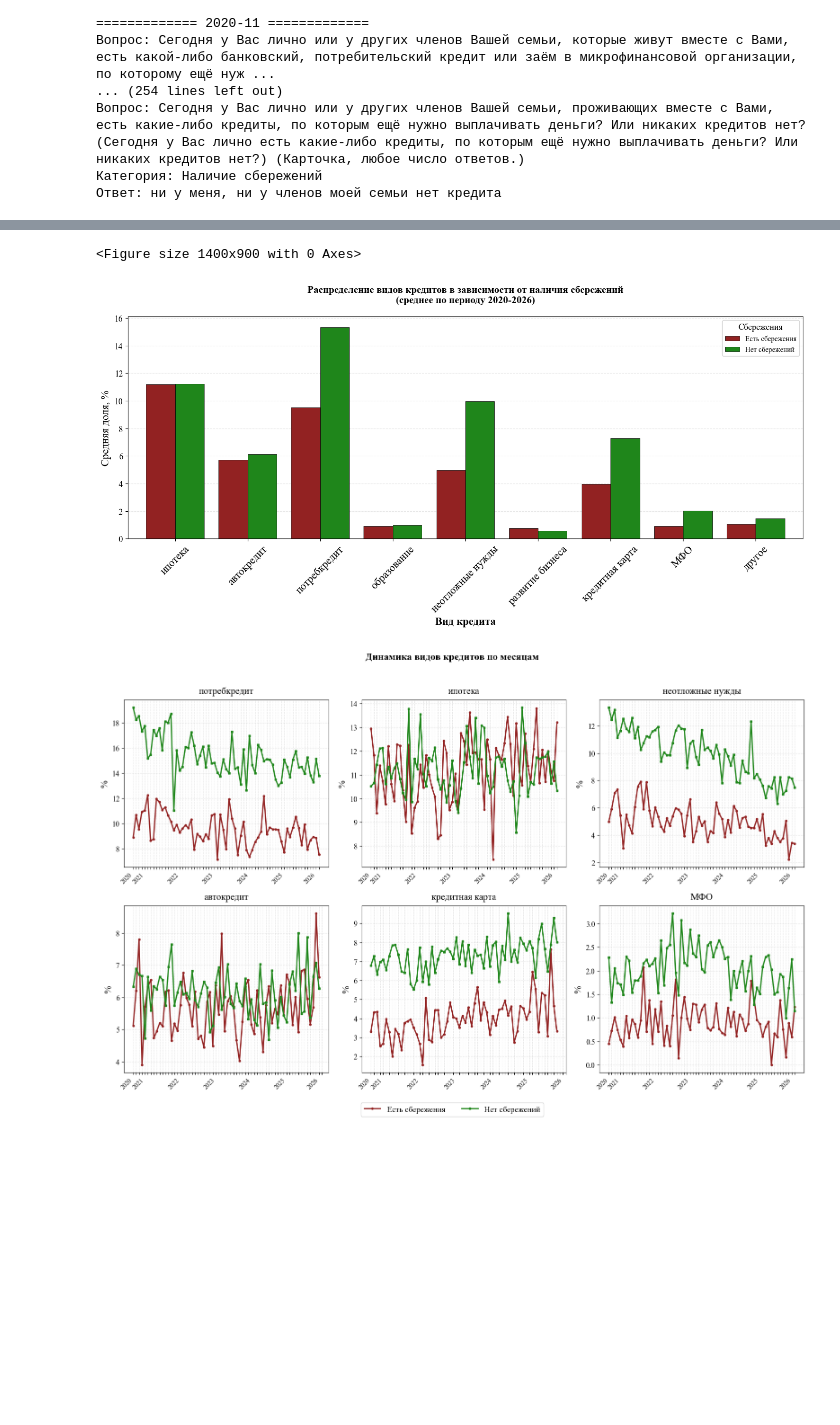
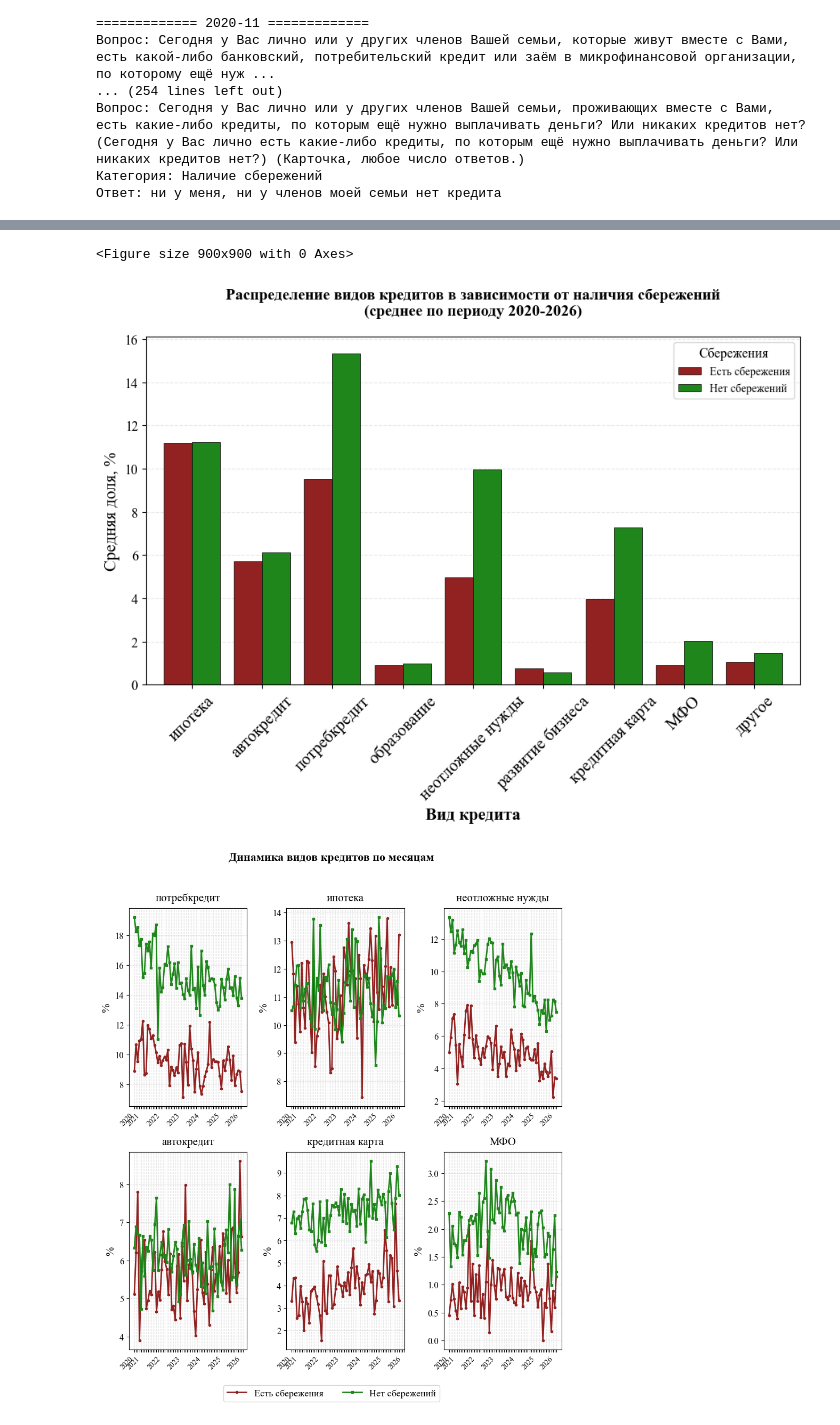
Before and after one commit to vasyanvasyan-r/VAR_by_KK, a Jupyter notebook: pi_e_data.ipynb, the cells around one changed output, grey strips where cells are left out. Saved outputs shown, nothing was run; the diff lists cells and outputs as text; code cells hidden in the pictures; blank space fills up the shorter version.

```diff
--- a/pi_e_data.ipynb
+++ b/pi_e_data.ipynb
@@ -144,7 +71,7 @@ import matplotlib.pyplot as plt
 from matplotlib.patches import Patch
 
 # =====================================================
-# 🔤 УСТАНОВКА ШРИФТА TIMES NEW ROMAN
+#  УСТАНОВКА ШРИФТА TIMES NEW ROMAN
 # =====================================================
 plt.rcParams['font.family'] = 'Times New Roman'
 plt.rcParams['font.size'] = 12
@@ -154,15 +81,15 @@ plt.rcParams['font.sans-serif'] = ['Times New Roman', 'DejaVu Sans', 'Arial Unic
 plt.rcParams['axes.unicode_minus'] = False  # Чтобы корректно отображались минусы
 
 # =====================================================
-# 🎨 ЦВЕТА
+#  ЦВЕТА
 # =====================================================
 nonhtm_color = "#922222"  # бордовый - есть сбережения
 htm_color = "#1f861b"     # зелёный - нет сбережений
 
 # =====================================================
-# 📊 ГРАФИК 1: Группированная столбчатая диаграмма
+#  Группированная столбчатая диаграмма
 # =====================================================
-plt.figure(figsize=(14, 9))
+plt.figure(figsize=(9, 9))
 
 df = sd_df_c.copy(deep=True).set_axis(['ипотека', 'автокредит', 'потребкредит', 'образование',
                                     'неотложные нужды', 'развитие бизнеса', 'кредитная карта', 'МФО', 'другое', 'нет кредита', 'затрудняюсь ответить'], axis = 0)
@@ -170,7 +97,7 @@ df_agg = df.T.groupby(level='Сбережения').mean()
 credit_cols = [col for col in df_agg.columns if col not in ['нет кредита', 'затрудняюсь ответить']]
 df_agg = df_agg[credit_cols].T
 
-ax = df_agg.plot(kind='bar', width=0.8, figsize=(14, 7),
+ax = df_agg.plot(kind='bar', width=0.8, figsize=(9, 7),
                  color=[nonhtm_color, htm_color],
                  edgecolor='black', linewidth=0.5)
 
@@ -184,11 +111,11 @@ ax.grid(axis='y', linestyle='--', alpha=0.3)
 ax.set_axisbelow(True)
 
 plt.tight_layout()
-plt.savefig('grouped_bars.png', dpi=300, bbox_inches='tight')
+plt.savefig('data/pie_plots/grouped_bars.png', dpi=300, bbox_inches='tight')
 plt.show()
 
 # =====================================================
-# 📈 ГРАФИК 2: Динамика по месяцам (линейные графики)
+#  Динамика по месяцам (линейные графики)
 # =====================================================
 df = df.T.copy()
 top_credits = df[credit_cols].mean().nlargest(6).index.tolist()
@@ -209,7 +136,7 @@ def create_year_labels(months):
 
 xsticks_labels = create_year_labels(months)
 
-fig, axes = plt.subplots(2, 3, figsize=(16, 10))
+fig, axes = plt.subplots(2, 3, figsize=(9, 10))
 axes = axes.flatten()
 
 handles, labels = None, None
@@ -243,43 +170,43 @@ fig.legend(handles=handles, labels=labels,
 
 plt.suptitle('Динамика видов кредитов по месяцам', fontsize=16, fontweight='bold', y=1.02)
 plt.tight_layout(rect=[0, 0.03, 1, 1])
-plt.savefig('dynamics_top6.png', dpi=300, bbox_inches='tight')
+plt.savefig('data/pie_plots/dynamics_top6.png', dpi=300, bbox_inches='tight')
 plt.show()
 
 # =====================================================
-# 🎁 БОНУС: Сравнение разницы "есть - нет сбережений"
+#  Сравнение разницы "есть - нет сбережений"
 # =====================================================
 diff = df_agg['есть'] - df_agg['нет']
 
-plt.figure(figsize=(12, 6))
+plt.figure(figsize=(9, 6))
 colors = [htm_color if x > 0 else nonhtm_color for x in diff.values]
 bars = plt.barh(diff.index, diff.values, color=colors, edgecolor='black', linewidth=0.5)
 
 plt.axvline(0, color='gray', linestyle='--', linewidth=1)
 plt.xlabel('Разница в долях (п.п.): "Есть сбережения" − "Нет сбережений"', fontsize=11)
 plt.title('Насколько наличие сбережений связано с разными видами кредитов',
           fontsize=13, fontweight='bold', pad=20)
 plt.grid(axis='x', linestyle='--', alpha=0.3)
 plt.gca().invert_yaxis()
 
 for bar in bars:
     width = bar.get_width()
     offset = 0.1 if width > 0 else -0.1
     ha = 'left' if width > 0 else 'right'
     plt.text(width + offset, bar.get_y() + bar.get_height()/2,
              f'{width:+.1f}', ha=ha, va='center', fontsize=9)
 
 # Легенда для цветов
 legend_elements = [
     Patch(facecolor=htm_color, edgecolor='black', label='Выше доля у тех, у кого ЕСТЬ сбережения'),
     Patch(facecolor=nonhtm_color, edgecolor='black', label='Выше доля у тех, у кого НЕТ сбережений')
 ]
 plt.legend(handles=legend_elements, loc='lower right', fontsize=9, frameon=True)
 
 plt.tight_layout()
-plt.savefig('diff_bars.png', dpi=300, bbox_inches='tight')
+plt.savefig('data/pie_plots/diff_bars.png', dpi=300, bbox_inches='tight')
 plt.show()
 # %% [output]
-<Figure size 1400x900 with 0 Axes>
+<Figure size 900x900 with 0 Axes>
-[figure, old version]
+[figure, new version]
-[figure, old version]
+[figure, new version]
```
Also changed, not shown: parts of 11 cells of this notebook, 30 other files.
